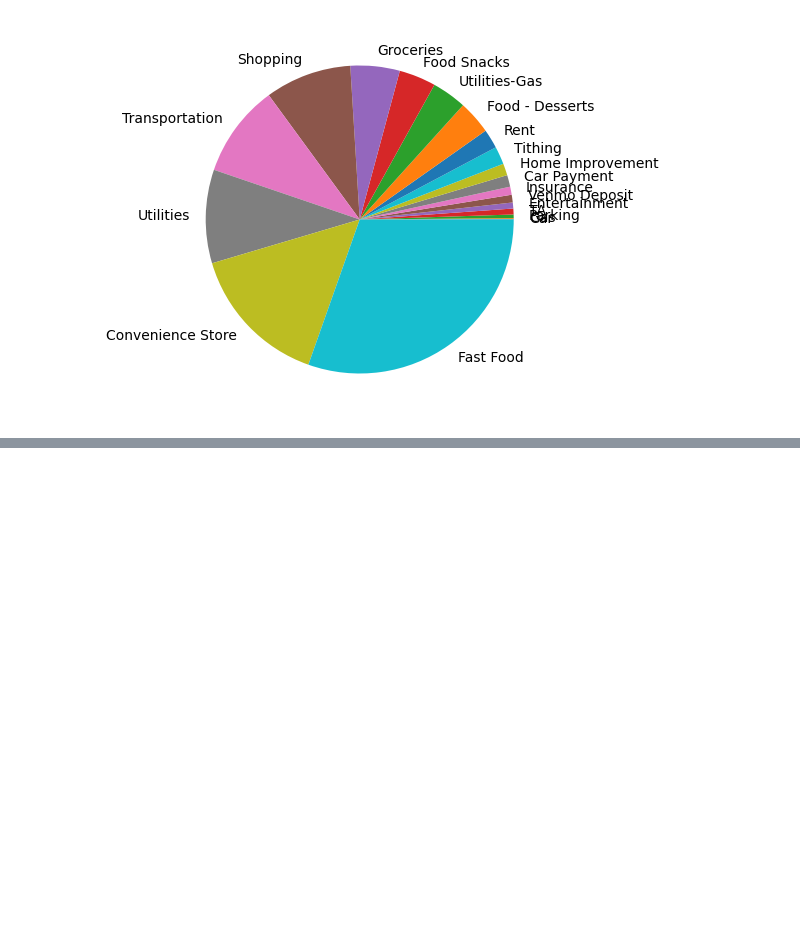
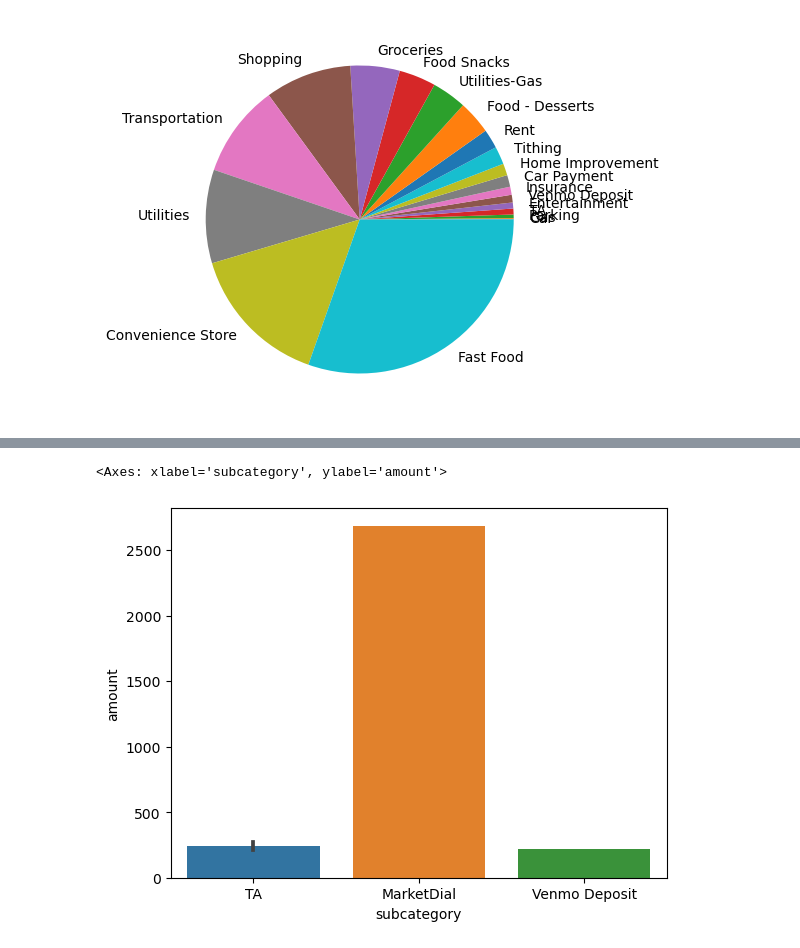
Before and after one commit to gmspringer32/personal-budget-tool, a Jupyter notebook: scraping.ipynb, the cells around one changed output, grey strips where cells are left out. Saved outputs shown, nothing was run; the diff lists cells and outputs as text; code cells hidden in the pictures; blank space fills up the shorter version.

```diff
--- a/scraping.ipynb
+++ b/scraping.ipynb
@@ -127,0 +126,7 @@ ImportError: cannot import name 'get_df_ready' from 'dashboard' (c:\Users\gmspr\
+# %%
+prac = df.loc[(df['date'].dt.month == 11) & (df['category'] == 'Income')].drop(['category', 'account'], axis = 1)
+# %%
+sns.barplot(prac, x = 'subcategory', y = 'amount')
+# %% [output]
+<Axes: xlabel='subcategory', ylabel='amount'>
+[figure, added]
```
Also changed, not shown: parts of 6 cells of this notebook, 5 other files.
